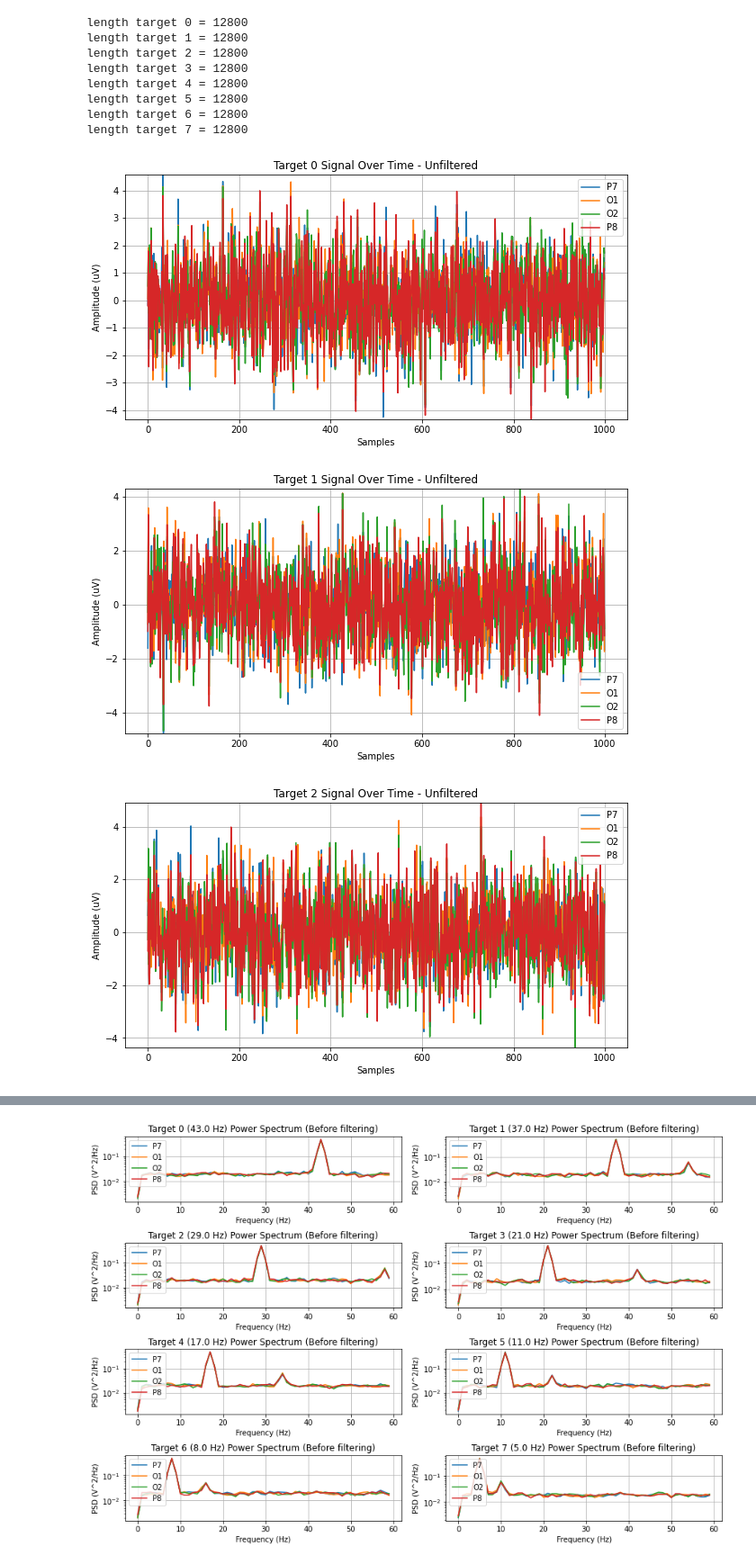
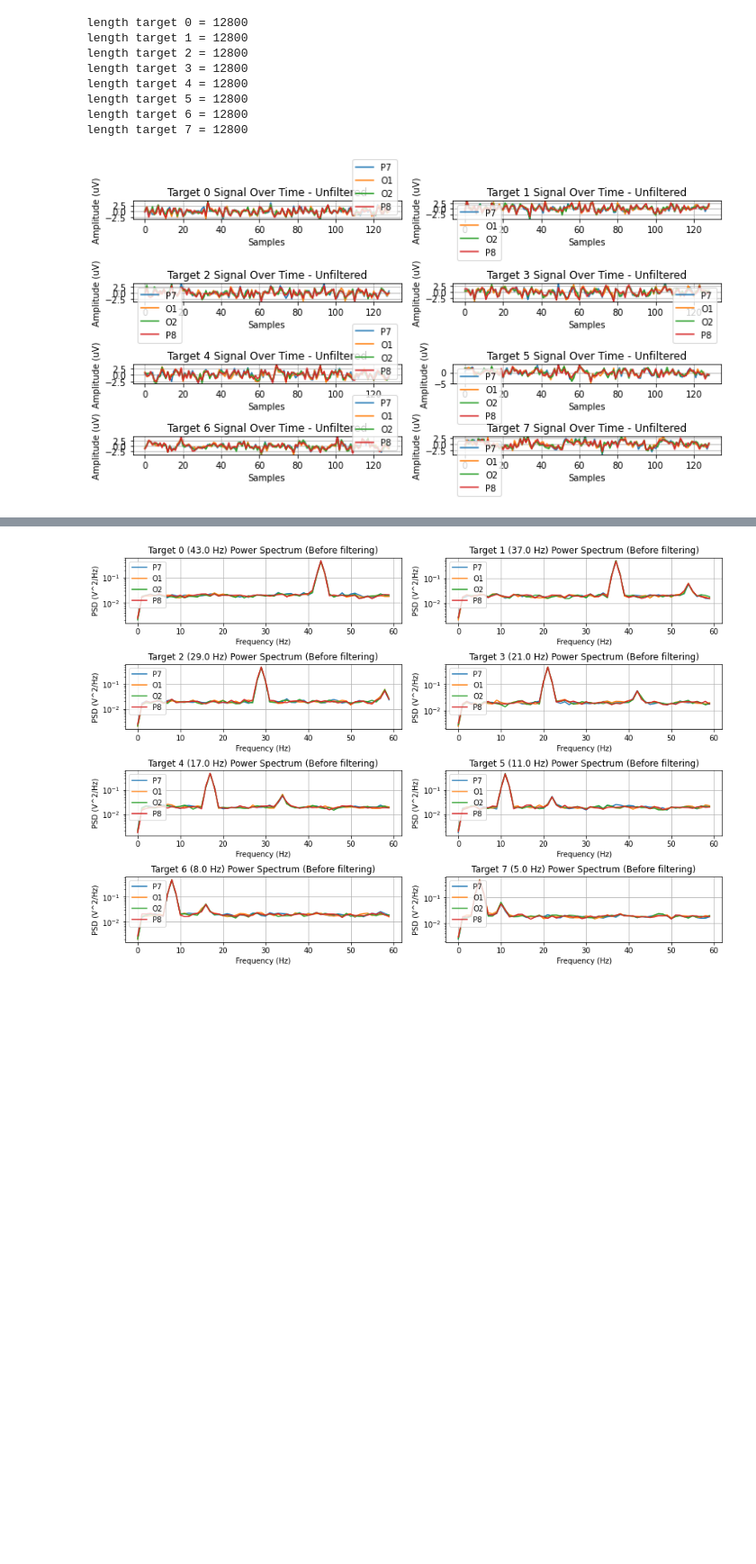
Before and after one commit to salzaabi/CapstoneJ8, a Jupyter notebook: simulated_predictions.ipynb, the cells around one changed output, grey strips where cells are left out. Shown at 90% size. Cells and saved outputs as stored; diff of their text form; code cells hidden in the pictures; blank space fills up the shorter version.

```diff
--- a/simulated_predictions.ipynb
+++ b/simulated_predictions.ipynb
@@ -116,16 +116,18 @@ def cut_uneven_datasets(df_list):
         print('length of dataset {} = {}'.format(i+1, len(templates[i].index)))
 
 
-def plot_time_all(data, start=0, end=1000, extend_title=''):
+def plot_time_all(data, start=0, end=129, extend_title='', save=False):
     # df plot
+    fig, ax = plt.subplots(num_targets//2, 2, figsize=(10, 5), constrained_layout=True)
     for i in range(num_targets):
-        fig, ax = plt.subplots(figsize=(10, 5))
         for channel in channels:
-            data[i][channel][start:end].plot(y=channel, grid=True, title='Target {} Signal Over Time {}'.format(i, extend_title) if i != 8 else 'Neutral Target Signal')
-        ax.set_xlabel('Samples')
-        ax.set_ylabel('Amplitude (uV)')
-        ax.legend(channels)
-        ax.autoscale(axis='y', tight=True)
+            data[i][channel][start:end].plot(y=channel, grid=True, ax=ax.flatten()[i], title='Target {} Signal Over Time {}'.format(i, extend_title) if i != 8 else 'Neutral Target Signal')
+        ax.flatten()[i].set_xlabel('Samples')
+        ax.flatten()[i].set_ylabel('Amplitude (uV)')
+        ax.flatten()[i].legend(channels)
+        ax.flatten()[i].autoscale(axis='y', tight=True)
+    if save:
+        fig.savefig('plot_time_all.png')
 
 
 def plot_channel(target, channel):
@@ -165,8 +167,6 @@ def plot_power_all(data, start=0, end=60, extend_title=''):
         axs.flatten()[i].legend()
     plt.show()
 # %%
-plot_time_all(original_data, end=1000, extend_title='- Unfiltered')
+plot_time_all(original_data, end=129, extend_title='- Unfiltered')
 # %% [output]
-[figure, old version]
+[figure, new version]
-[figure, removed]
-[figure, removed]
```
Also changed, not shown: parts of 4 cells of this notebook, 19 other files.
